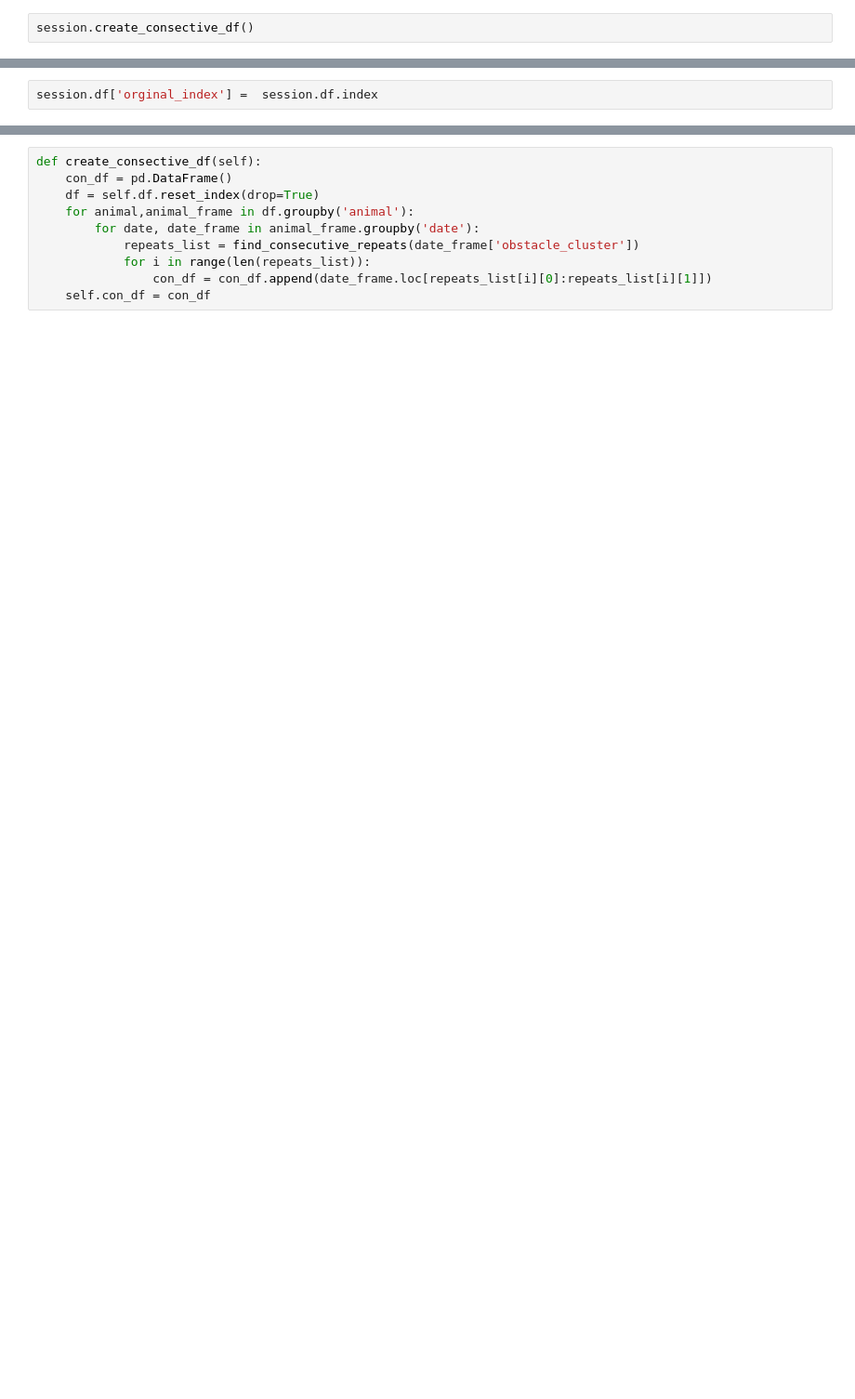
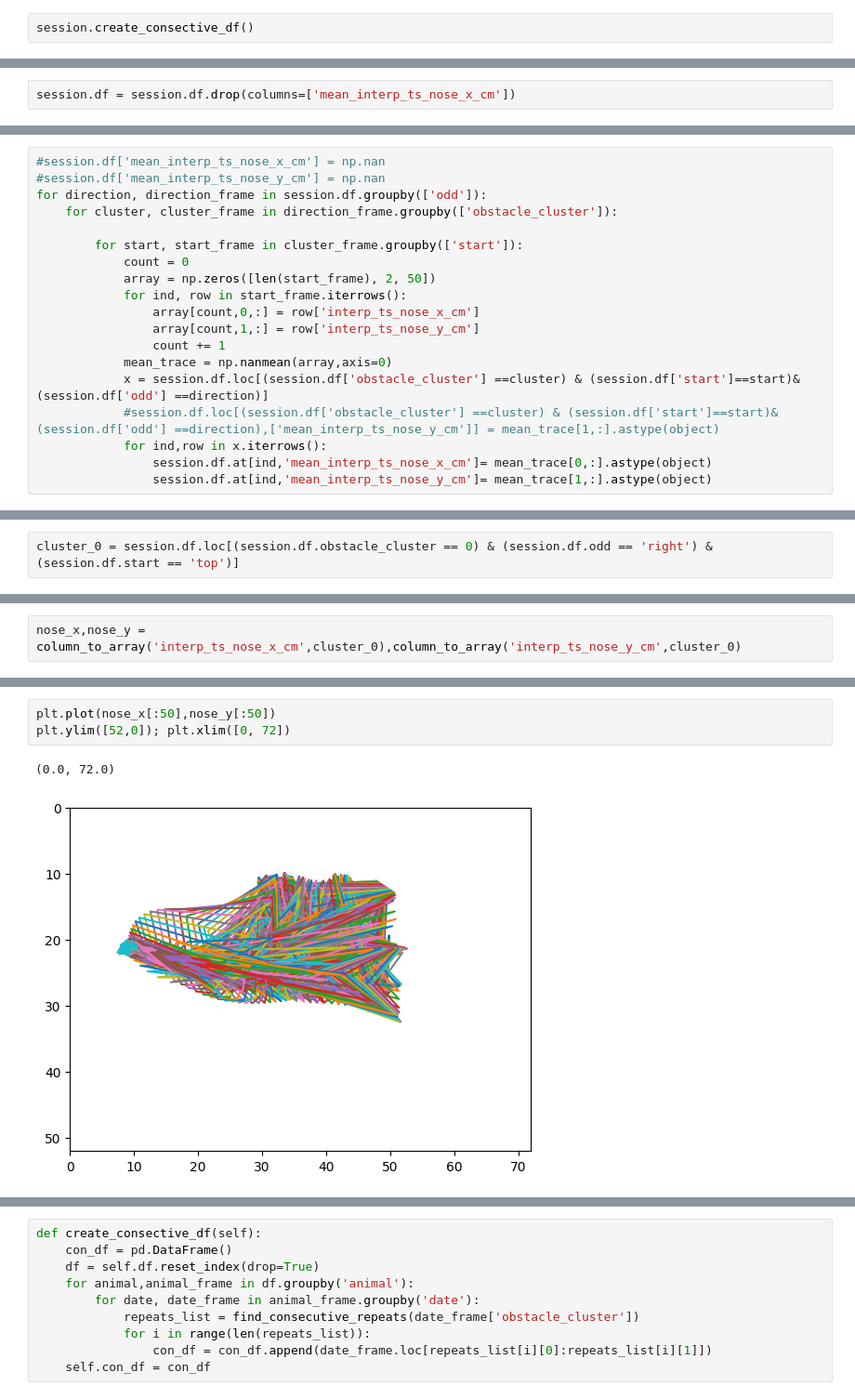
Before and after one commit to msidikpr/obstacle_avoidance, a Jupyter notebook: plots/summary_oa.ipynb, the cells around one changed output, grey strips where cells are left out. Shown at 93% size. Saved outputs shown, nothing was run; the diff lists cells and outputs as text; blank space fills up the shorter version.

```diff
--- a/plots/summary_oa.ipynb
+++ b/plots/summary_oa.ipynb
@@ -50,2 +386,2 @@ session.create_consective_df()
 # %%
-session.df['orginal_index'] =  session.df.index
+session.df = session.df.drop(columns=['mean_interp_ts_nose_x_cm'])
@@ -51,0 +404,19 @@ session.df['orginal_index'] =  session.df.index
+# %%
+#session.df['mean_interp_ts_nose_x_cm'] = np.nan
+#session.df['mean_interp_ts_nose_y_cm'] = np.nan
+for direction, direction_frame in session.df.groupby(['odd']):
+    for cluster, cluster_frame in direction_frame.groupby(['obstacle_cluster']):
+
+        for start, start_frame in cluster_frame.groupby(['start']):
+            count = 0
+            array = np.zeros([len(start_frame), 2, 50])
+            for ind, row in start_frame.iterrows():
+                array[count,0,:] = row['interp_ts_nose_x_cm']
+                array[count,1,:] = row['interp_ts_nose_y_cm']
+                count += 1
+            mean_trace = np.nanmean(array,axis=0)
+            x = session.df.loc[(session.df['obstacle_cluster'] ==cluster) & (session.df['start']==start)&(session.df['odd'] ==direction)]
+            #session.df.loc[(session.df['obstacle_cluster'] ==cluster) & (session.df['start']==start)&(session.df['odd'] ==direction),['mean_interp_ts_nose_y_cm']] = mean_trace[1,:].astype(object)
+            for ind,row in x.iterrows():
+                session.df.at[ind,'mean_interp_ts_nose_x_cm']= mean_trace[0,:].astype(object)
+                session.df.at[ind,'mean_interp_ts_nose_y_cm']= mean_trace[1,:].astype(object)
@@ -51,0 +439,2 @@ session.df['orginal_index'] =  session.df.index
+# %%
+cluster_0 = session.df.loc[(session.df.obstacle_cluster == 0) & (session.df.odd == 'right') & (session.df.start == 'top')]
@@ -51,0 +523,2 @@ session.df['orginal_index'] =  session.df.index
+# %%
+nose_x,nose_y = column_to_array('interp_ts_nose_x_cm',cluster_0),column_to_array('interp_ts_nose_y_cm',cluster_0)
@@ -51,0 +549,6 @@ session.df['orginal_index'] =  session.df.index
+# %%
+plt.plot(nose_x[:50],nose_y[:50])
+plt.ylim([52,0]); plt.xlim([0, 72])
+# %% [output]
+(0.0, 72.0)
+[figure, added]
```
Also changed, not shown: parts of 163 cells of this notebook, 3 other files.
